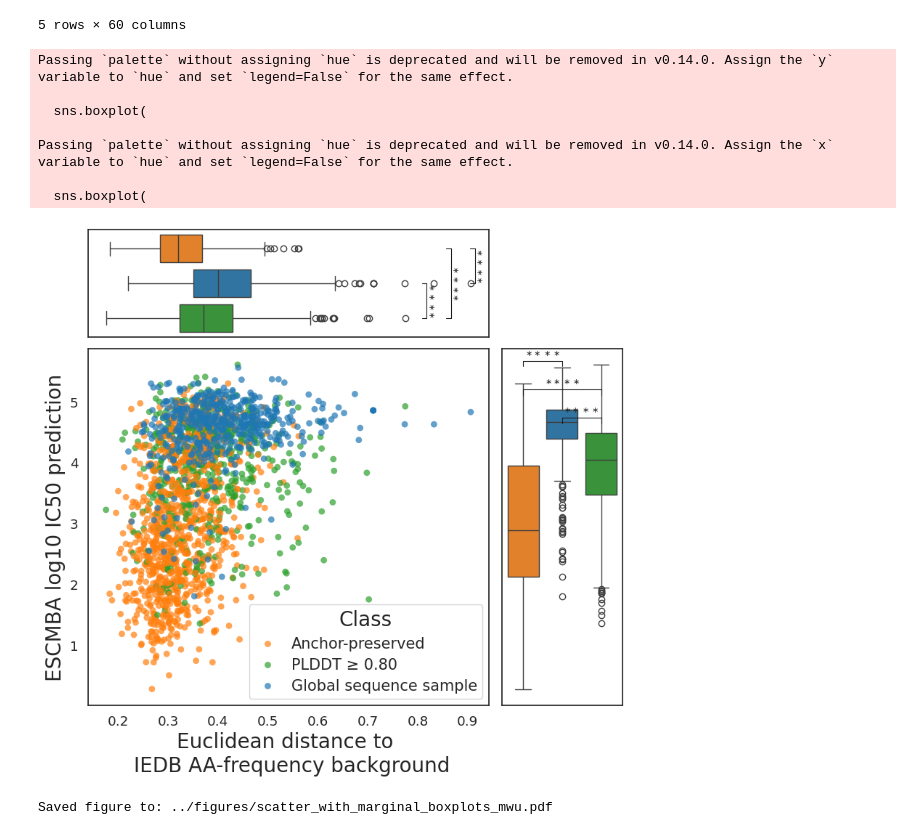
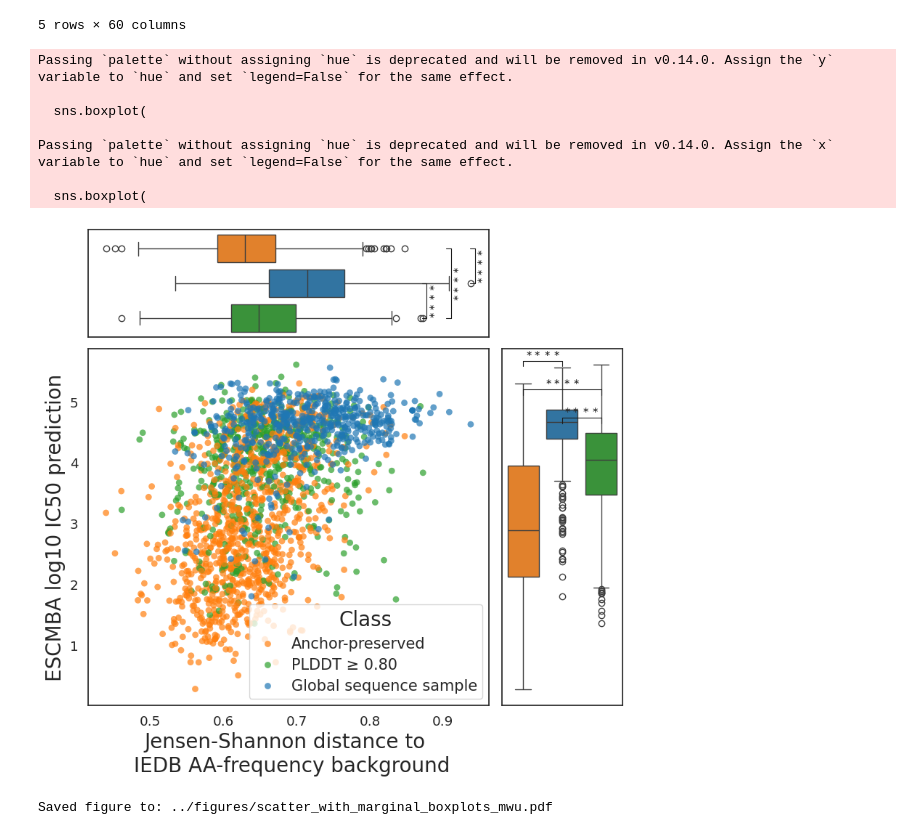
Before and after one commit to sermare/struct-mhc-dev, a Jupyter notebook: jupyter-notebook/03_predictors_evaluation.ipynb, the cells around one changed output. Cells and saved outputs as stored; diff of their text form; code cells hidden in the pictures.

Commit message:
JS plot and font changes in figures

```diff
--- a/jupyter-notebook/03_predictors_evaluation.ipynb
+++ b/jupyter-notebook/03_predictors_evaluation.ipynb
@@ -483,7 +483,7 @@ palette = {
 keep_methods = ["Anchor-preserved", "Global sequence sample", f"PLDDT ≥ {plddt_thr:.2f}"]
 dt_clean = (
     dt[dt["Method"].isin(keep_methods)]
-      .dropna(subset=["Euclid_dist", "prediction_x", "Method"])
+      .dropna(subset=["JS_dist", "prediction_x", "Method"])
       .copy()
 )
 method_order = [m for m in keep_methods if m in dt_clean["Method"].unique()]
@@ -503,7 +503,7 @@ def pairwise_mwu(df, group_col, value_col, order):
     return pvals
 
 def add_sig_bars_horizontal_inaxes(ax, order, pvals, x_pos=0.98, dx=0.04):
-    """For horizontal boxplot (Euclid_dist on x). Bars drawn in axes coords so limits do not change."""
+    """For horizontal boxplot (JS_dist on x). Bars drawn in axes coords so limits do not change."""
     y_ticks = np.arange(len(order))
     k = 0
     for (i, j), p in pvals.items():
@@ -548,18 +548,18 @@ gs = gridspec.GridSpec(2, 2, width_ratios=[4, 1.2], height_ratios=[1.2, 4],
 # Main scatter first
 ax_main = fig.add_subplot(gs[1, 0])
 sns.scatterplot(
-    data=dt_clean, x="Euclid_dist", y="prediction_x",
+    data=dt_clean, x="JS_dist", y="prediction_x",
     hue="Method", palette=palette, alpha=0.7, s=40, edgecolor="none", ax=ax_main
 )
 ax_main.grid(False)
 leg = ax_main.legend(title="Class", frameon=True, loc="lower right", fontsize=13)
-ax_main.set_xlabel("Euclidean distance to \n IEDB AA-frequency background", fontsize=20)
+ax_main.set_xlabel("Jensen-Shannon distance to \n IEDB AA-frequency background", fontsize=20)
 ax_main.set_ylabel("ESCMBA log10 IC50 prediction", fontsize=20)
 
 # Top boxplot shares X with main
 ax_top = fig.add_subplot(gs[0, 0], sharex=ax_main)
 sns.boxplot(
-    data=dt_clean, x="Euclid_dist", y="Method",
+    data=dt_clean, x="JS_dist", y="Method",
     order=method_order, palette=palette, orient="h", ax=ax_top
 )
 ax_top.set_xlabel("")
@@ -607,7 +607,7 @@ def _p_to_stars_math(p):
     return r"$\ast\ast\ast\ast$"
 
 def add_sig_bars_horizontal(ax, order, pvals, x_pos=0.965, dx=0.06, cap_frac=0.012, text_rot=90):
-    """Thin vertical connectors for horizontal boxplots (Euclid_dist)."""
+    """Thin vertical connectors for horizontal boxplots (JS_dist)."""
     trans = blended_transform_factory(ax.transAxes, ax.transData)
     k = 0
     for (i, j), p in sorted(pvals.items()):
@@ -640,33 +640,33 @@ def add_sig_bars_vertical(ax, order, pvals, y_pos=0.965, dy=0.08, cap_frac=0.015
                 transform=trans, va="bottom", ha="center",
                 fontsize=8, clip_on=False)#,
                 # bbox=dict(boxstyle="round,pad=0.12", ec="none", alpha=0.8), zorder=7)
         k += 1
 
 # --- Compute and draw significance ---
-pvals_top   = pairwise_mwu(dt_clean, "Method", "Euclid_dist",  method_order)
+pvals_top   = pairwise_mwu(dt_clean, "Method", "JS_dist",  method_order)
 pvals_right = pairwise_mwu(dt_clean, "Method", "prediction_x", method_order)
 add_sig_bars_horizontal(ax_top,   method_order, pvals_top)
 add_sig_bars_vertical(  ax_right, method_order, pvals_right)
 
 
 # Legend sizing
 plt.setp(leg.get_title(), fontsize=20)
 for t in leg.get_texts():
     t.set_fontsize(15)
 
 plt.tight_layout()
 os.makedirs("../figures", exist_ok=True)
 out_path = "../figures/scatter_with_marginal_boxplots_mwu.pdf"
 plt.savefig(out_path, bbox_inches="tight")
 plt.show()
 print(f"Saved figure to: {out_path}")
 # %% [output]
 Passing `palette` without assigning `hue` is deprecated and will be removed in v0.14.0. Assign the `y` variable to `hue` and set `legend=False` for the same effect.
 
   sns.boxplot(
 
 Passing `palette` without assigning `hue` is deprecated and will be removed in v0.14.0. Assign the `x` variable to `hue` and set `legend=False` for the same effect.
 
   sns.boxplot(
-[figure, old version]
+[figure, new version]
 Saved figure to: ../figures/scatter_with_marginal_boxplots_mwu.pdf
```
Also changed, not shown: parts of 3 cells of this notebook, 11 other files.
